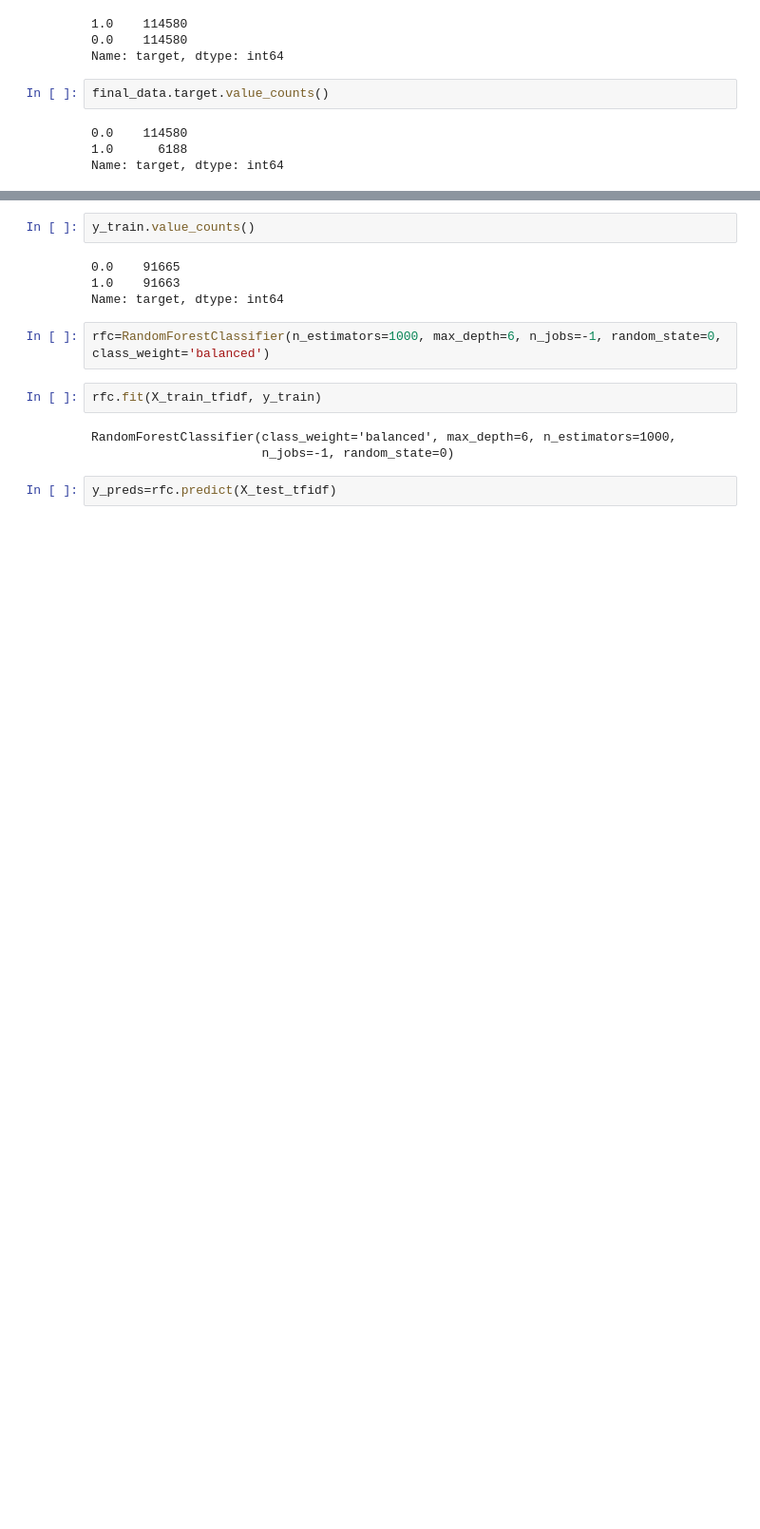
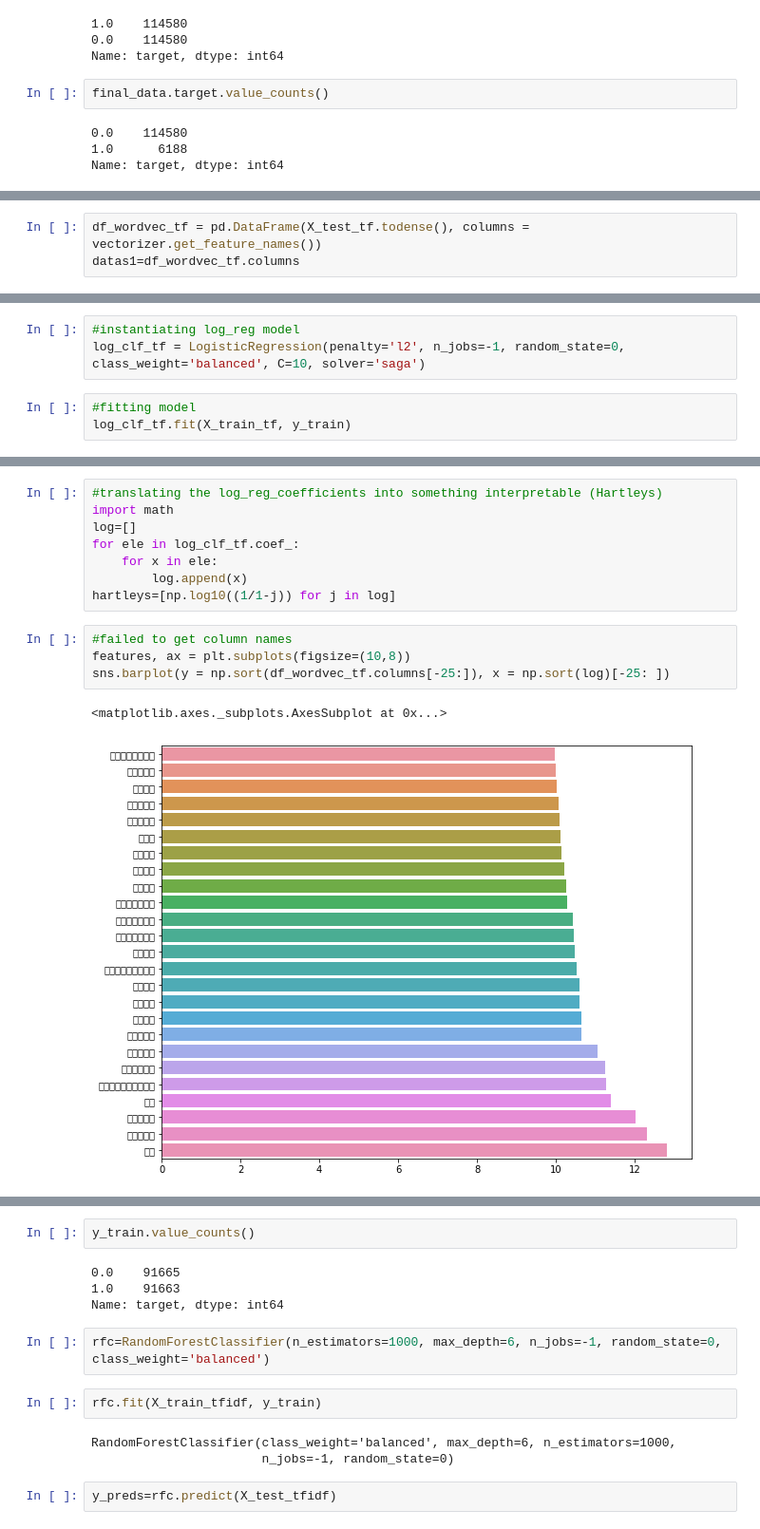
Before and after one commit to halujeff5/Depression_Analysis_Proj, a Jupyter notebook: Depression_NLP_proj.ipynb, the cells around one changed output, grey strips where cells are left out. Shown at 95% size. Saved outputs shown, nothing was run; the diff lists cells and outputs as text; blank space fills up the shorter version.

```diff
--- a/Depression_NLP_proj.ipynb
+++ b/Depression_NLP_proj.ipynb
@@ -380,0 +457,3 @@ X = df_upsampled.tweet
+# %%
+df_wordvec_tf = pd.DataFrame(X_test_tf.todense(), columns = vectorizer.get_feature_names())
+datas1=df_wordvec_tf.columns
@@ -380,0 +479,6 @@ X = df_upsampled.tweet
+# %%
+#instantiating log_reg model
+log_clf_tf = LogisticRegression(penalty='l2', n_jobs=-1, random_state=0, class_weight='balanced', C=10, solver='saga')
+# %%
+#fitting model
+log_clf_tf.fit(X_train_tf, y_train)
@@ -380,0 +500,15 @@ X = df_upsampled.tweet
+# %%
+#translating the log_reg_coefficients into something interpretable (Hartleys)
+import math
+log=[]
+for ele in log_clf_tf.coef_:
+    for x in ele:
+        log.append(x)
+hartleys=[np.log10((1/1-j)) for j in log]
+# %%
+#failed to get column names
+features, ax = plt.subplots(figsize=(10,8))
+sns.barplot(y = np.sort(df_wordvec_tf.columns[-25:]), x = np.sort(log)[-25: ])
+# %% [output]
+<matplotlib.axes._subplots.AxesSubplot at 0x...>
+[figure, added]
```
Also changed, not shown: parts of 88 cells of this notebook.
